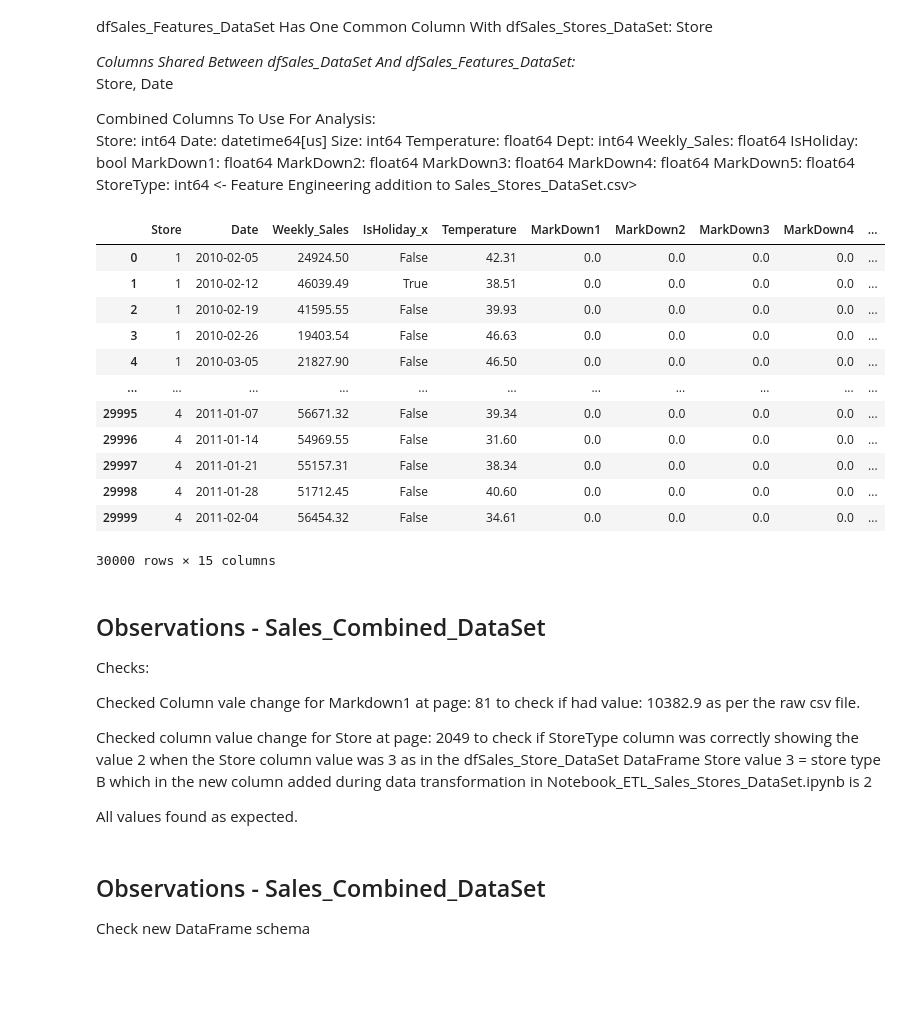
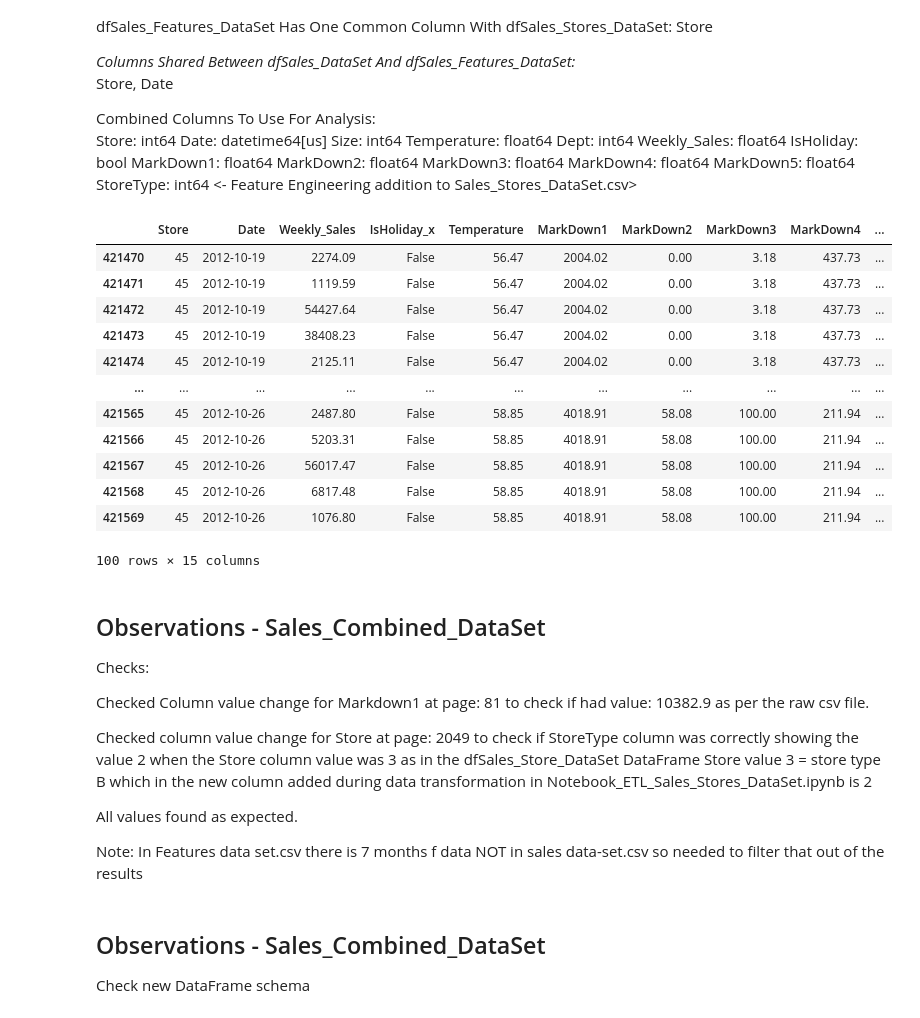
Before and after one commit to RogerWilliams2026/Project1-SalesAnalysis, a Jupyter notebook: jupyter_notebooks/Notebook_ETL_Sales_Combined.ipynb, the cells around one changed output. Drawn from its saved outputs; the diff is of its cells as text; code cells hidden in the pictures; blank space fills up the shorter version.

Commit message:
Fixed combined data csv date error and set date limit for visualisations to last 12 months from last date in csv

```diff
--- a/jupyter_notebooks/Notebook_ETL_Sales_Combined.ipynb
+++ b/jupyter_notebooks/Notebook_ETL_Sales_Combined.ipynb
@@ -153,51 +153,51 @@ StoreType: int64 <- Feature Engineering addition to Sales_Stores_DataSet.csv>
 # %%
 #first convert the Date columns to datetime format
 dfSales_DataSet["Date"] = pd.to_datetime(dfSales_DataSet["Date"], format="%d/%m/%Y")
 dfSales_Features_DataSet["Date"] = pd.to_datetime(dfSales_Features_DataSet["Date"], format="%d/%m/%Y")
 
 # combine DataFrames
-dfSales_Combined_DataSet = pd.merge(dfSales_DataSet, dfSales_Features_DataSet, on=['Store', 'Date'], how='left')
-#dfCombined = pd.merge(dfCombined, dfSales_Stores_DataSet, on='Store', how='left')
+dfSales_Combined_DataSet = pd.merge(dfSales_DataSet, dfSales_Features_DataSet, on=['Store', 'Date'], how='inner')
+
 # Merge Sales and Features
 dfSales_Combined_DataSet = pd.merge(
     dfSales_DataSet,
     dfSales_Features_DataSet,
     on=["Store", "Date"],
-    how="left",
+    how="inner",
     indicator = True
 )
 
 # Merge the result with Stores
 
 dfSales_Combined_DataSet = pd.merge(
     dfSales_Combined_DataSet,
     dfSales_Stores_DataSet,
     on="Store",
-    how="left"
+    how="inner"
 )
 
 #show results
-dfSales_Combined_DataSet.head(30000)
+dfSales_Combined_DataSet.tail(100)
 # %% [output]
 |  | Store | Date | Weekly_Sales | IsHoliday_x | Temperature | MarkDown1 | MarkDown2 | MarkDown3 | MarkDown4 | ... |
-| 0 | 1 | 2010-02-05 | 24924.50 | False | 42.31 | 0.0 | 0.0 | 0.0 | 0.0 | ... |
-| 1 | 1 | 2010-02-12 | 46039.49 | True | 38.51 | 0.0 | 0.0 | 0.0 | 0.0 | ... |
-| 2 | 1 | 2010-02-19 | 41595.55 | False | 39.93 | 0.0 | 0.0 | 0.0 | 0.0 | ... |
-| 3 | 1 | 2010-02-26 | 19403.54 | False | 46.63 | 0.0 | 0.0 | 0.0 | 0.0 | ... |
-| 4 | 1 | 2010-03-05 | 21827.90 | False | 46.50 | 0.0 | 0.0 | 0.0 | 0.0 | ... |
+| 421470 | 45 | 2012-10-19 | 2274.09 | False | 56.47 | 2004.02 | 0.00 | 3.18 | 437.73 | ... |
+| 421471 | 45 | 2012-10-19 | 1119.59 | False | 56.47 | 2004.02 | 0.00 | 3.18 | 437.73 | ... |
+| 421472 | 45 | 2012-10-19 | 54427.64 | False | 56.47 | 2004.02 | 0.00 | 3.18 | 437.73 | ... |
+| 421473 | 45 | 2012-10-19 | 38408.23 | False | 56.47 | 2004.02 | 0.00 | 3.18 | 437.73 | ... |
+| 421474 | 45 | 2012-10-19 | 2125.11 | False | 56.47 | 2004.02 | 0.00 | 3.18 | 437.73 | ... |
 | ... | ... | ... | ... | ... | ... | ... | ... | ... | ... | ... |
-| 29995 | 4 | 2011-01-07 | 56671.32 | False | 39.34 | 0.0 | 0.0 | 0.0 | 0.0 | ... |
-| 29996 | 4 | 2011-01-14 | 54969.55 | False | 31.60 | 0.0 | 0.0 | 0.0 | 0.0 | ... |
-| 29997 | 4 | 2011-01-21 | 55157.31 | False | 38.34 | 0.0 | 0.0 | 0.0 | 0.0 | ... |
-| 29998 | 4 | 2011-01-28 | 51712.45 | False | 40.60 | 0.0 | 0.0 | 0.0 | 0.0 | ... |
-| 29999 | 4 | 2011-02-04 | 56454.32 | False | 34.61 | 0.0 | 0.0 | 0.0 | 0.0 | ... |
+| 421565 | 45 | 2012-10-26 | 2487.80 | False | 58.85 | 4018.91 | 58.08 | 100.00 | 211.94 | ... |
+| 421566 | 45 | 2012-10-26 | 5203.31 | False | 58.85 | 4018.91 | 58.08 | 100.00 | 211.94 | ... |
+| 421567 | 45 | 2012-10-26 | 56017.47 | False | 58.85 | 4018.91 | 58.08 | 100.00 | 211.94 | ... |
+| 421568 | 45 | 2012-10-26 | 6817.48 | False | 58.85 | 4018.91 | 58.08 | 100.00 | 211.94 | ... |
+| 421569 | 45 | 2012-10-26 | 1076.80 | False | 58.85 | 4018.91 | 58.08 | 100.00 | 211.94 | ... |
-30000 rows × 15 columns
+100 rows × 15 columns
 # %% [markdown]
 ## Observations - Sales_Combined_DataSet
 
 Checks:
 
-Checked Column vale change for Markdown1 at page: 81 to check if had value: 10382.9
+Checked Column value change for Markdown1 at page: 81 to check if had value: 10382.9
 as per the raw csv file.
 
 Checked column value change for Store at page: 2049 to check if StoreType column
@@ -206,6 +206,9 @@ dfSales_Store_DataSet DataFrame Store value 3 = store type B which in the new co
 added during data transformation in Notebook_ETL_Sales_Stores_DataSet.ipynb is 2
 
 All values found as expected.
+
+Note: In Features data set.csv there is 7 months f data NOT in sales data-set.csv so needed
+      to filter that out of the results
 # %% [markdown]
 ## Observations - Sales_Combined_DataSet
 Check new DataFrame schema
```
Also changed, not shown: parts of 1 cell of this notebook, 6 other files.
